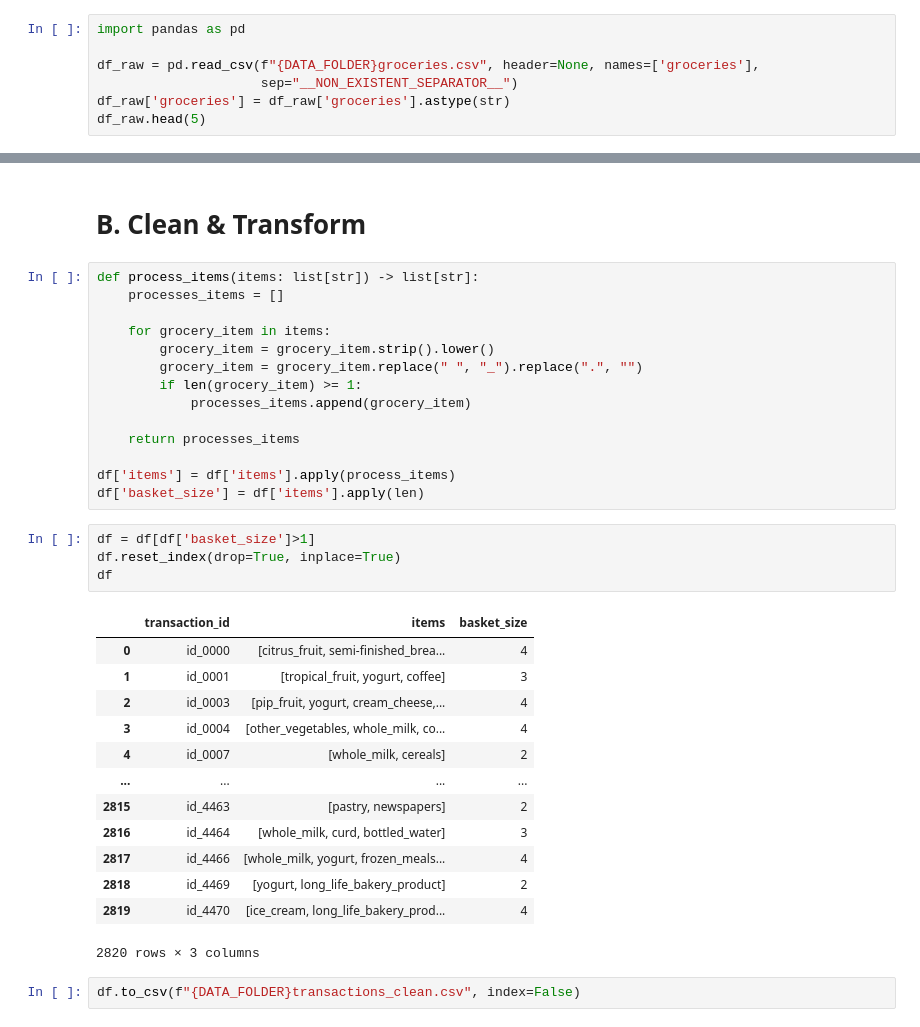
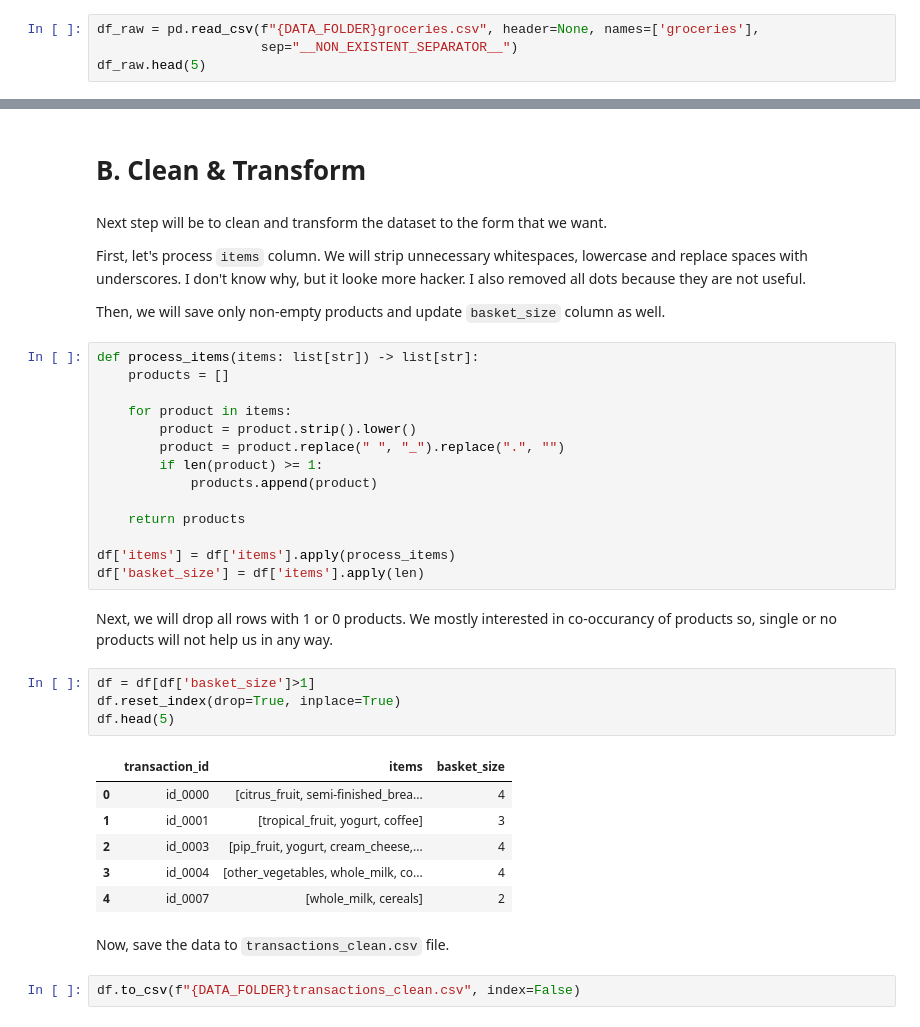
Before and after one commit to murodbecks/groceries_analysis, a Jupyter notebook: groceries_analysis.ipynb, the cells around one changed output, grey strips where cells are left out. Drawn from its saved outputs; the diff is of its cells as text.

```diff
--- a/groceries_analysis.ipynb
+++ b/groceries_analysis.ipynb
@@ -44,9 +90,6 @@ Initial data is saved to 'data1/groceries.csv' file
 # %%
-import pandas as pd
-
 df_raw = pd.read_csv(f"{DATA_FOLDER}groceries.csv", header=None, names=['groceries'],
                      sep="__NON_EXISTENT_SEPARATOR__")
-df_raw['groceries'] = df_raw['groceries'].astype(str)
 df_raw.head(5)
 # %% [output]
 |  | groceries |
@@ -128,38 +180,41 @@ Top 20 products (with number of occurancy):
  - specialty chocolate: 124
 # %% [markdown]
 # B. Clean & Transform
+# %% [markdown]
+Next step will be to clean and transform the dataset to the form that we want.
+
+First, let's process `items` column. We will strip unnecessary whitespaces, lowercase and replace spaces with underscores. I don't know why, but it looke more hacker. I also removed all dots because they are not useful.
+
+Then, we will save only non-empty products and update `basket_size` column as well.
 # %%
 def process_items(items: list[str]) -> list[str]:
-    processes_items = []
+    products = []
 
-    for grocery_item in items:
-        grocery_item = grocery_item.strip().lower()
-        grocery_item = grocery_item.replace(" ", "_").replace(".", "")
-        if len(grocery_item) >= 1:
-            processes_items.append(grocery_item)
+    for product in items:
+        product = product.strip().lower()
+        product = product.replace(" ", "_").replace(".", "")
+        if len(product) >= 1:
+            products.append(product)
 
-    return processes_items
+    return products
 
 df['items'] = df['items'].apply(process_items)
 df['basket_size'] = df['items'].apply(len)
+# %% [markdown]
+Next, we will drop all rows with 1 or 0 products. We mostly interested in co-occurancy of products so, single or no products will not help us in any way.
 # %%
 df = df[df['basket_size']>1]
 df.reset_index(drop=True, inplace=True)
-df
+df.head(5)
 # %% [output]
 |  | transaction_id | items | basket_size |
 | 0 | id_0000 | [citrus_fruit, semi-finished_brea... | 4 |
 | 1 | id_0001 | [tropical_fruit, yogurt, coffee] | 3 |
 | 2 | id_0003 | [pip_fruit, yogurt, cream_cheese,... | 4 |
 | 3 | id_0004 | [other_vegetables, whole_milk, co... | 4 |
 | 4 | id_0007 | [whole_milk, cereals] | 2 |
-| ... | ... | ... | ... |
-| 2815 | id_4463 | [pastry, newspapers] | 2 |
-| 2816 | id_4464 | [whole_milk, curd, bottled_water] | 3 |
-| 2817 | id_4466 | [whole_milk, yogurt, frozen_meals... | 4 |
-| 2818 | id_4469 | [yogurt, long_life_bakery_product] | 2 |
-| 2819 | id_4470 | [ice_cream, long_life_bakery_prod... | 4 |
-2820 rows × 3 columns
+# %% [markdown]
+Now, save the data to `transactions_clean.csv` file.
 # %%
 df.to_csv(f"{DATA_FOLDER}transactions_clean.csv", index=False)
 # %% [markdown]
```
Also changed, not shown: parts of 43 cells of this notebook, 6 other files.
